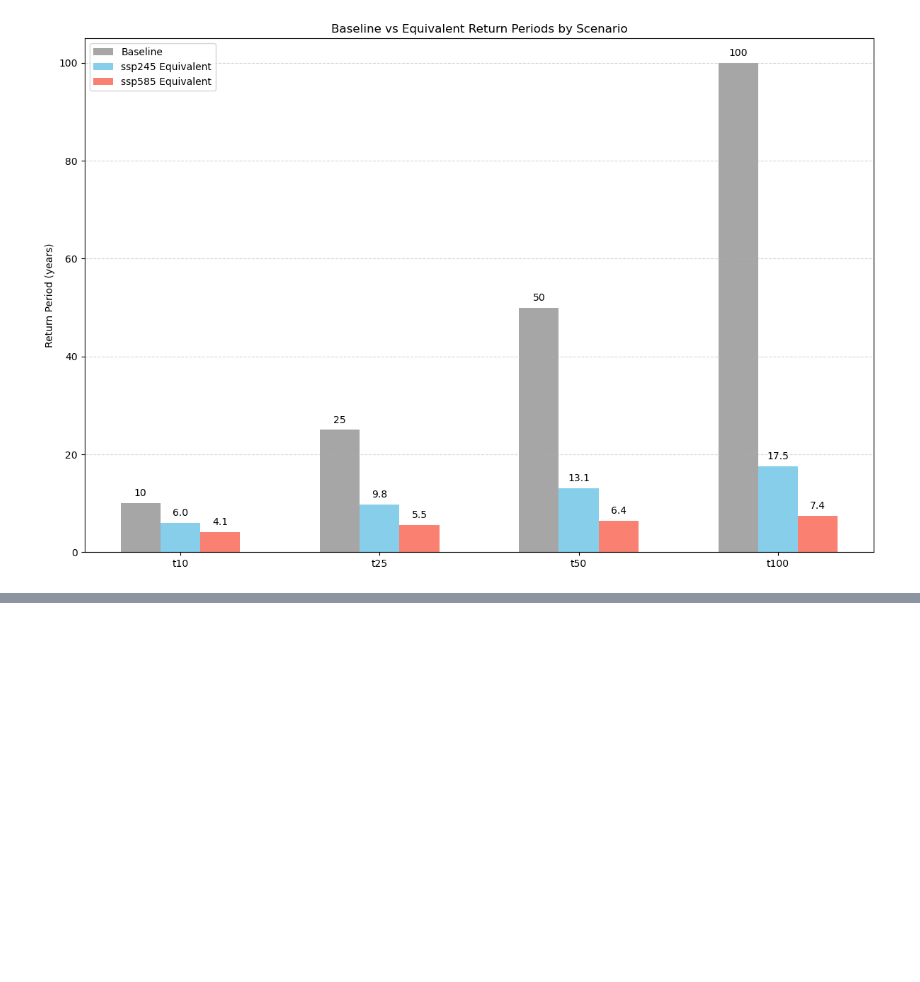
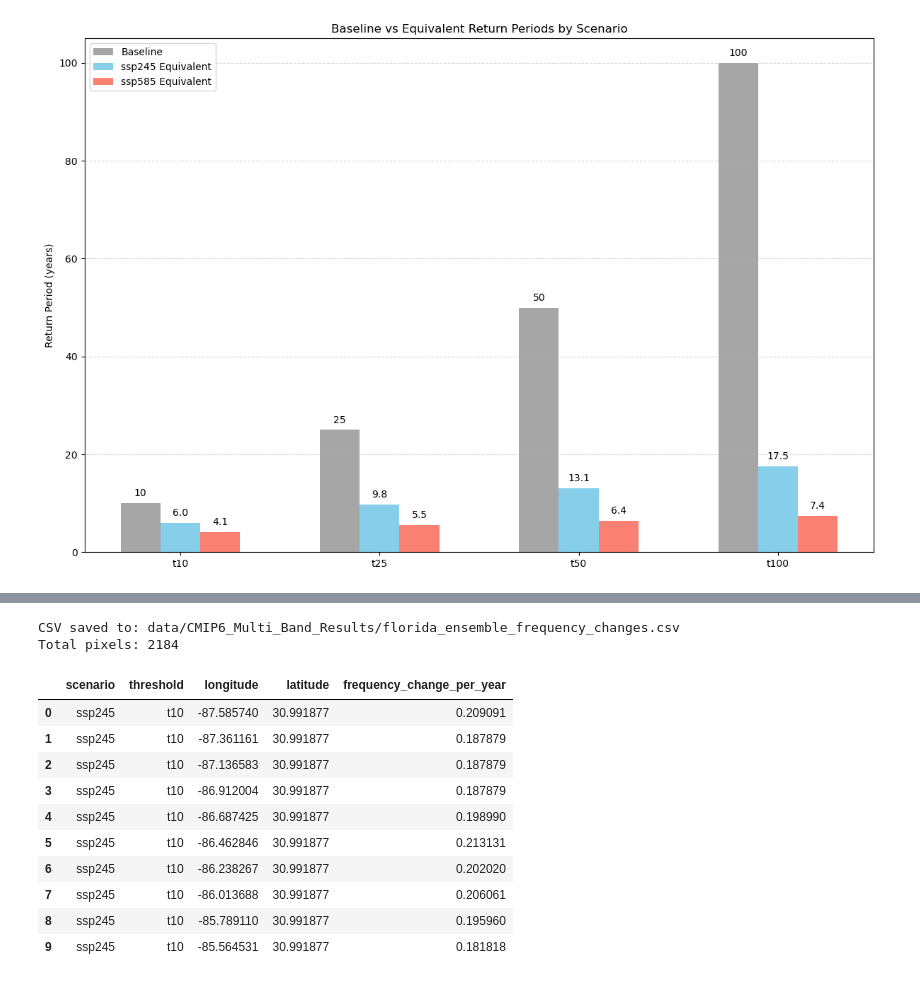
Before and after one commit to hatamimatt/ClimateDataScience, a Jupyter notebook: nex_gddp_cmip6_multiModel_rainfallAnalysis.ipynb, the cells around one changed output, grey strips where cells are left out. Drawn from its saved outputs; the diff is of its cells as text; code cells hidden in the pictures; blank space fills up the shorter version.

```diff
--- a/nex_gddp_cmip6_multiModel_rainfallAnalysis.ipynb
+++ b/nex_gddp_cmip6_multiModel_rainfallAnalysis.ipynb
@@ -261,0 +334,57 @@ plt.show()
+# %%
+import pandas as pd
+
+# Extract pixel data and create CSV
+csv_data = []
+thresholds = ['t10', 't25', 't50', 't100']
+
+for scenario_idx, path in enumerate(scenario_files):
+    scenario = os.path.basename(path).split('_')[0]
+    with rasterio.open(path) as src:
+        masked_data, out_transform = mask(src, mask_geoms, crop=True, nodata=np.nan)
+
+    xmin = out_transform[2]
+    ymax = out_transform[5]
+    pixel_width = out_transform[0]
+    pixel_height = out_transform[4]
+
+    # Extract coordinates and values for each band
+    for band_num in range(masked_data.shape[0]):
+        band_data = masked_data[band_num, :, :]
+
+        # Create coordinate grids
+        rows, cols = np.where(~np.isnan(band_data))
+        for row, col in zip(rows, cols):
+            lon = xmin + col * pixel_width
+            lat = ymax + row * pixel_height
+            value = band_data[row, col]
+
+            csv_data.append({
+                'scenario': scenario,
+                'threshold': thresholds[band_num],
+                'longitude': lon,
+                'latitude': lat,
+                'frequency_change_per_year': value
+            })
+
+# Create DataFrame and save to CSV
+df = pd.DataFrame(csv_data)
+csv_path = os.path.join(base_dir, 'florida_ensemble_frequency_changes.csv')
+df.to_csv(csv_path, index=False)
+print(f"CSV saved to: {csv_path}")
+print(f"Total pixels: {len(df)}")
+df.head(10)
+# %% [output]
+CSV saved to: data/CMIP6_Multi_Band_Results/florida_ensemble_frequency_changes.csv
+Total pixels: 2184
+|  | scenario | threshold | longitude | latitude | frequency_change_per_year |
+| 0 | ssp245 | t10 | -87.585740 | 30.991877 | 0.209091 |
+| 1 | ssp245 | t10 | -87.361161 | 30.991877 | 0.187879 |
+| 2 | ssp245 | t10 | -87.136583 | 30.991877 | 0.187879 |
+| 3 | ssp245 | t10 | -86.912004 | 30.991877 | 0.187879 |
+| 4 | ssp245 | t10 | -86.687425 | 30.991877 | 0.198990 |
+| 5 | ssp245 | t10 | -86.462846 | 30.991877 | 0.213131 |
+| 6 | ssp245 | t10 | -86.238267 | 30.991877 | 0.202020 |
+| 7 | ssp245 | t10 | -86.013688 | 30.991877 | 0.206061 |
+| 8 | ssp245 | t10 | -85.789110 | 30.991877 | 0.195960 |
+| 9 | ssp245 | t10 | -85.564531 | 30.991877 | 0.181818 |
```
Also changed, not shown: parts of 2 cells of this notebook, 4 other files.
